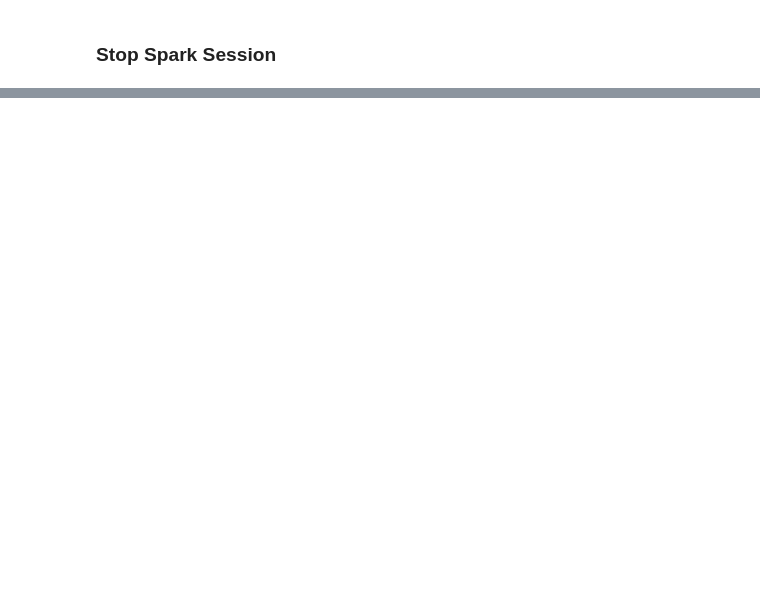
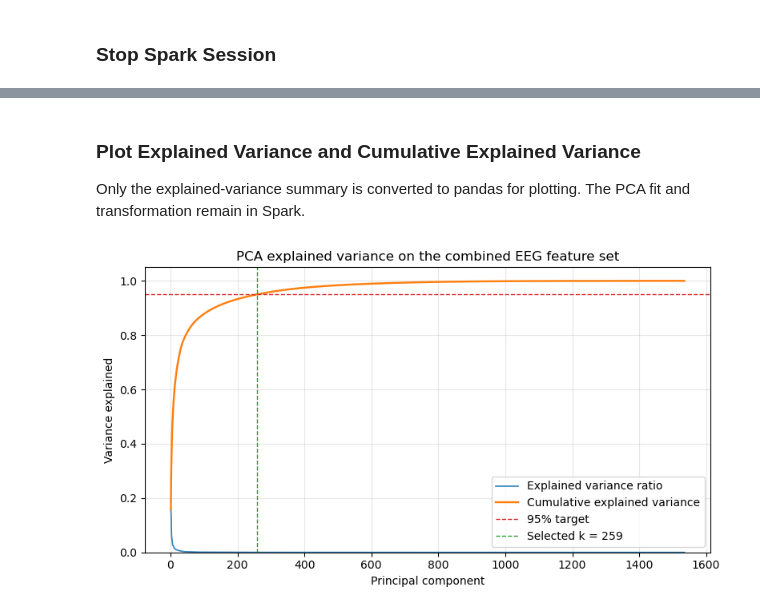
Before and after one commit to joey-en/EEG-Schizophrenia, a Jupyter notebook: notebooks/4_data_preprocessing.ipynb, the cells around one changed output, grey strips where cells are left out. Saved outputs shown, nothing was run; the diff lists cells and outputs as text; code cells hidden in the pictures; blank space fills up the shorter version.

```diff
--- a/notebooks/4_data_preprocessing.ipynb
+++ b/notebooks/4_data_preprocessing.ipynb
@@ -182,7 +181,9 @@ missing_summary.show(truncate=False)
 # %%
 id_cols = ["subject", "trial"]
 target_col = "label"
-categorical_cols = ["condition", "gender"]
+demographic_categorical_cols = ["gender"]
+demographic_numeric_cols = ["age", "education"]
+categorical_cols = ["condition"] + demographic_categorical_cols
 
 excluded_cols = set(id_cols + [target_col] + categorical_cols)
 
@@ -203,8 +204,19 @@ numeric_cols = [
     )
 ]
 
+missing_demographic_numeric_cols = [
+    c for c in demographic_numeric_cols
+    if c not in numeric_cols
+]
+if missing_demographic_numeric_cols:
+    raise ValueError(
+        f"Demographic numeric columns missing from numeric feature set: {missing_demographic_numeric_cols}"
+    )
+
 print(f"Categorical columns: {categorical_cols}")
 print(f"Numeric columns: {len(numeric_cols)}")
+print(f"Demographic categorical columns encoded into features: {demographic_categorical_cols}")
+print(f"Demographic numeric columns scaled inside features: {demographic_numeric_cols}")
 # %% [output]
 Categorical columns: ['condition', 'gender']
 Numeric columns: 173
@@ -532,0 +852,43 @@ spark.stop()
+# %% [markdown]
+### **Plot Explained Variance and Cumulative Explained Variance**
+
+Only the explained-variance summary is converted to pandas for plotting. The PCA fit and transformation remain in Spark.
+# %%
+plt.figure(figsize=(8, 4.5))
+plt.plot(
+    explained_variance_pdf["component"],
+    explained_variance_pdf["explained_variance_ratio"],
+    linewidth=1.25,
+    alpha=0.9,
+    label="Explained variance ratio"
+)
+plt.plot(
+    explained_variance_pdf["component"],
+    explained_variance_pdf["cumulative_explained_variance"],
+    linewidth=1.75,
+    label="Cumulative explained variance"
+)
+plt.axhline(
+    variance_target,
+    color="tab:red",
+    linestyle="--",
+    linewidth=1,
+    label=f"{variance_target:.0%} target"
+)
+plt.axvline(
+    selected_k,
+    color="tab:green",
+    linestyle="--",
+    linewidth=1,
+    label=f"Selected k = {selected_k}"
+)
+plt.xlabel("Principal component")
+plt.ylabel("Variance explained")
+plt.title("PCA explained variance on the combined EEG feature set")
+plt.ylim(0, 1.05)
+plt.grid(alpha=0.3)
+plt.legend()
+plt.tight_layout()
+plt.show()
+# %% [output]
+[figure, added]
```
Also changed, not shown: parts of 20 cells of this notebook, 40 other files.
